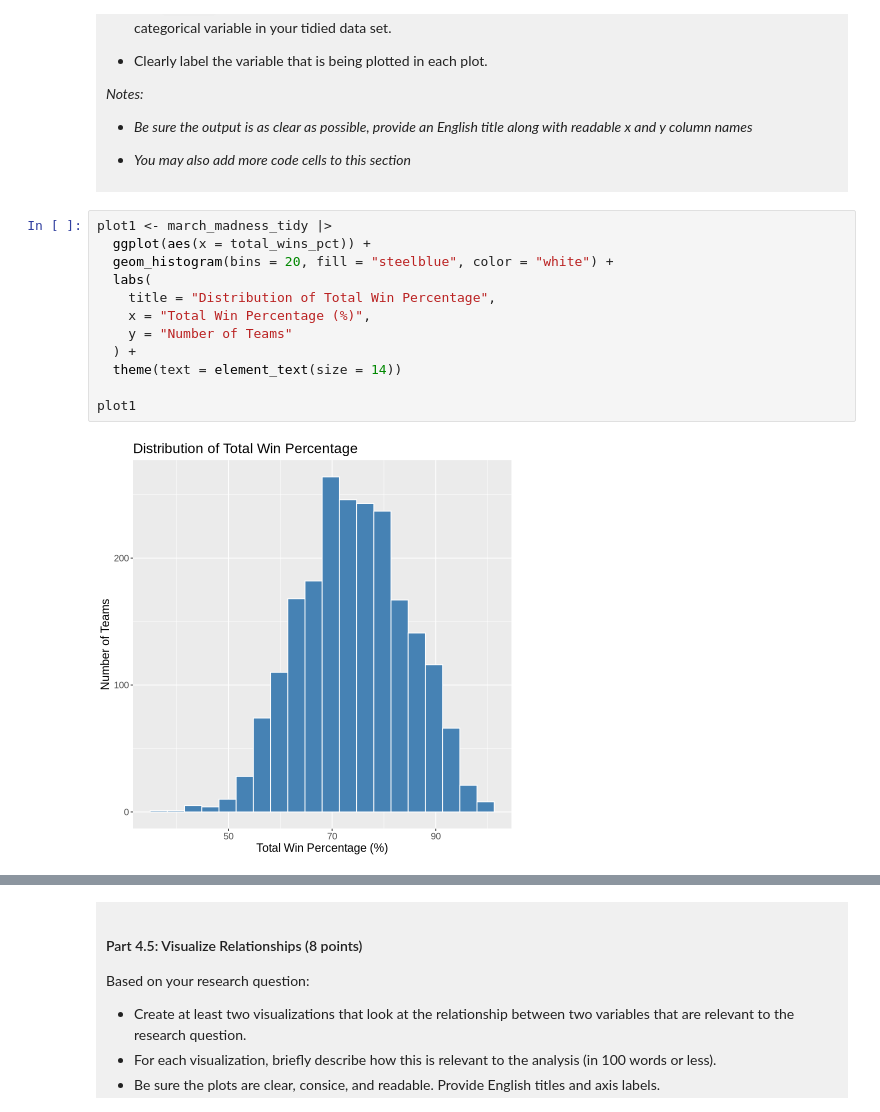
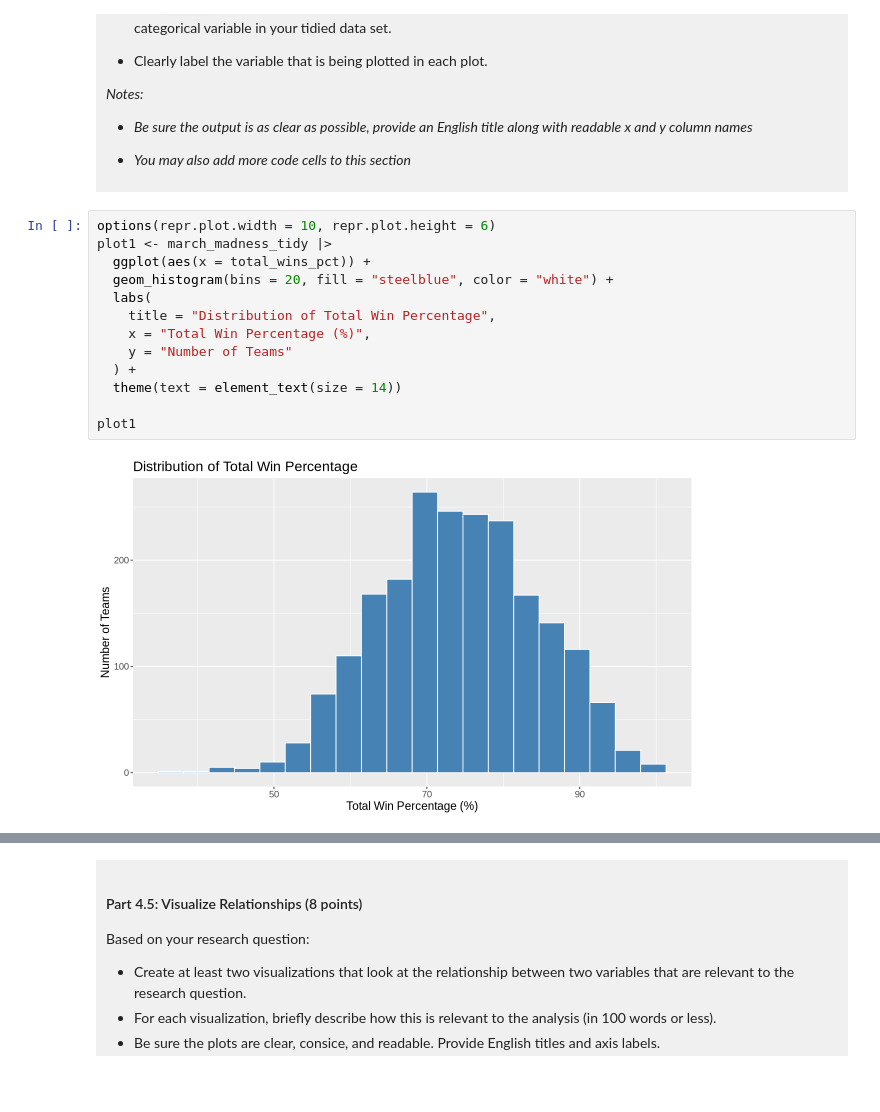
Before and after one commit to remyrxli/dsci-100-project-remy-li, a Jupyter notebook: dsci-100-project-notebook.ipynb, the cells around one changed output, grey strips where cells are left out. Drawn from its saved outputs; the diff is of its cells as text; blank space fills up the shorter version.

Commit message:
edited graphs

```diff
--- a/dsci-100-project-notebook.ipynb
+++ b/dsci-100-project-notebook.ipynb
@@ -347,17 +347,18 @@ A tibble: 2 × 2
 
 </div>
 # %%
+options(repr.plot.width = 10, repr.plot.height = 6)
 plot1 <- march_madness_tidy |>
   ggplot(aes(x = total_wins_pct)) +
   geom_histogram(bins = 20, fill = "steelblue", color = "white") +
   labs(
     title = "Distribution of Total Win Percentage",
     x = "Total Win Percentage (%)",
     y = "Number of Teams"
   ) +
   theme(text = element_text(size = 14))
 
 plot1
 # %% [output]
-[figure, old version]
+[figure, new version]
 # %%
```
Also changed, not shown: parts of 3 cells of this notebook.
